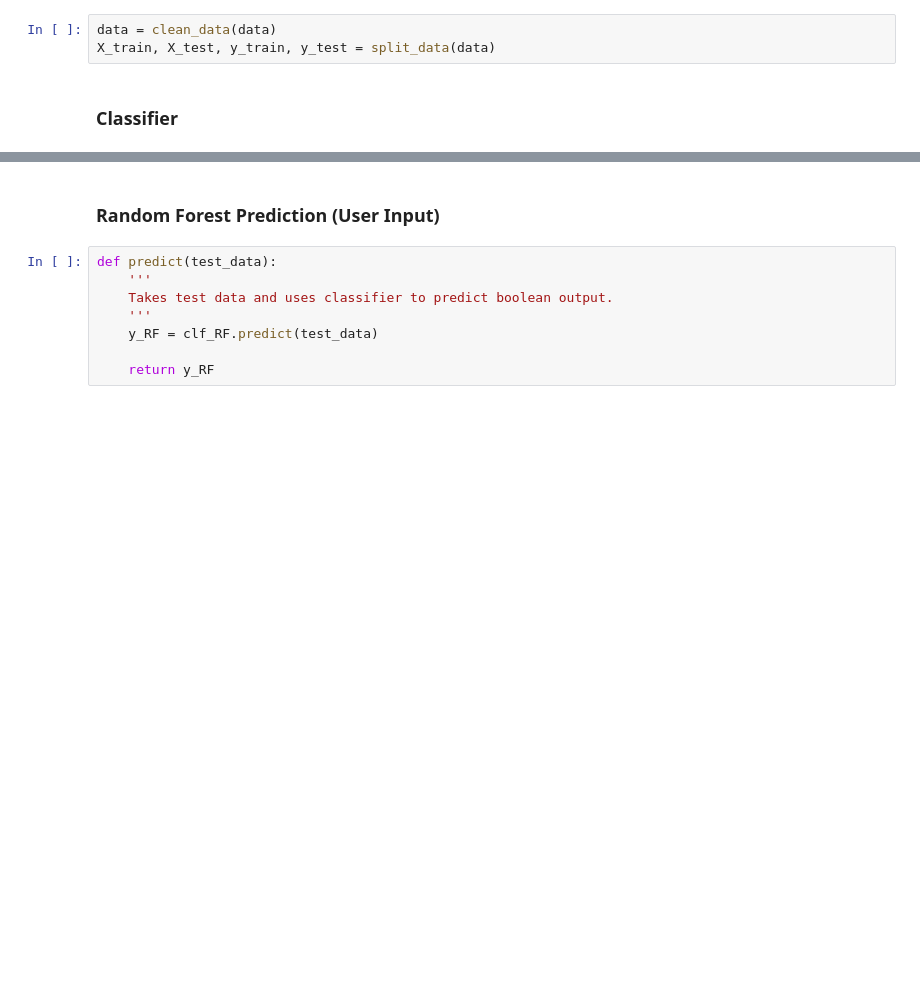
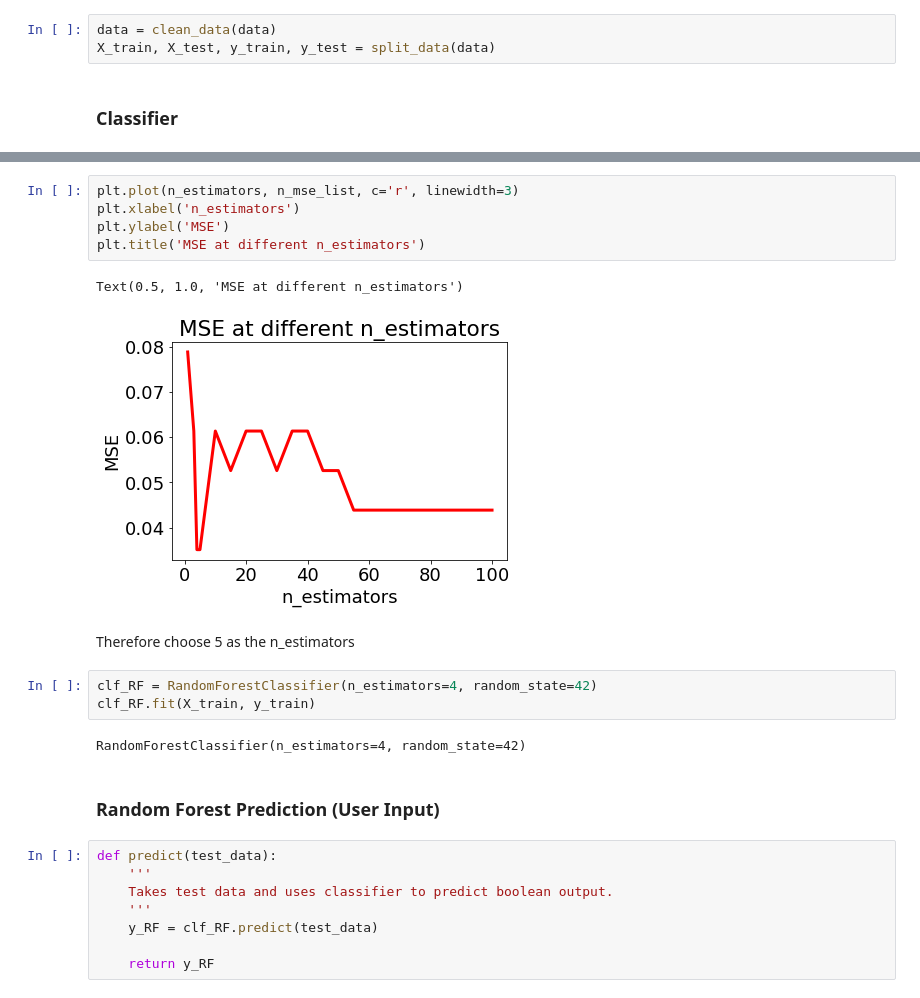
Before and after one commit to Breast-Cancer-Team/Final-Project, a Jupyter notebook: random_forest.ipynb, the cells around one changed output, grey strips where cells are left out. Drawn from its saved outputs; the diff is of its cells as text; blank space fills up the shorter version.

```diff
--- a/random_forest.ipynb
+++ b/random_forest.ipynb
@@ -49,3 +55,18 @@ clf_RF = clf_RF.fit(X_train, y_train)
+# %%
+plt.plot(n_estimators, n_mse_list, c='r', linewidth=3)
+plt.xlabel('n_estimators')
+plt.ylabel('MSE')
+plt.title('MSE at different n_estimators')
+# %% [output]
+Text(0.5, 1.0, 'MSE at different n_estimators')
+[figure, added]
+# %% [markdown]
+Therefore choose 5 as the n_estimators
+# %%
+clf_RF = RandomForestClassifier(n_estimators=4, random_state=42)
+clf_RF.fit(X_train, y_train)
+# %% [output]
+RandomForestClassifier(n_estimators=4, random_state=42)
 # %% [markdown]
 ### Random Forest Prediction (User Input)
 # %%
```
Also changed, not shown: parts of 9 cells of this notebook, 5 other files.
